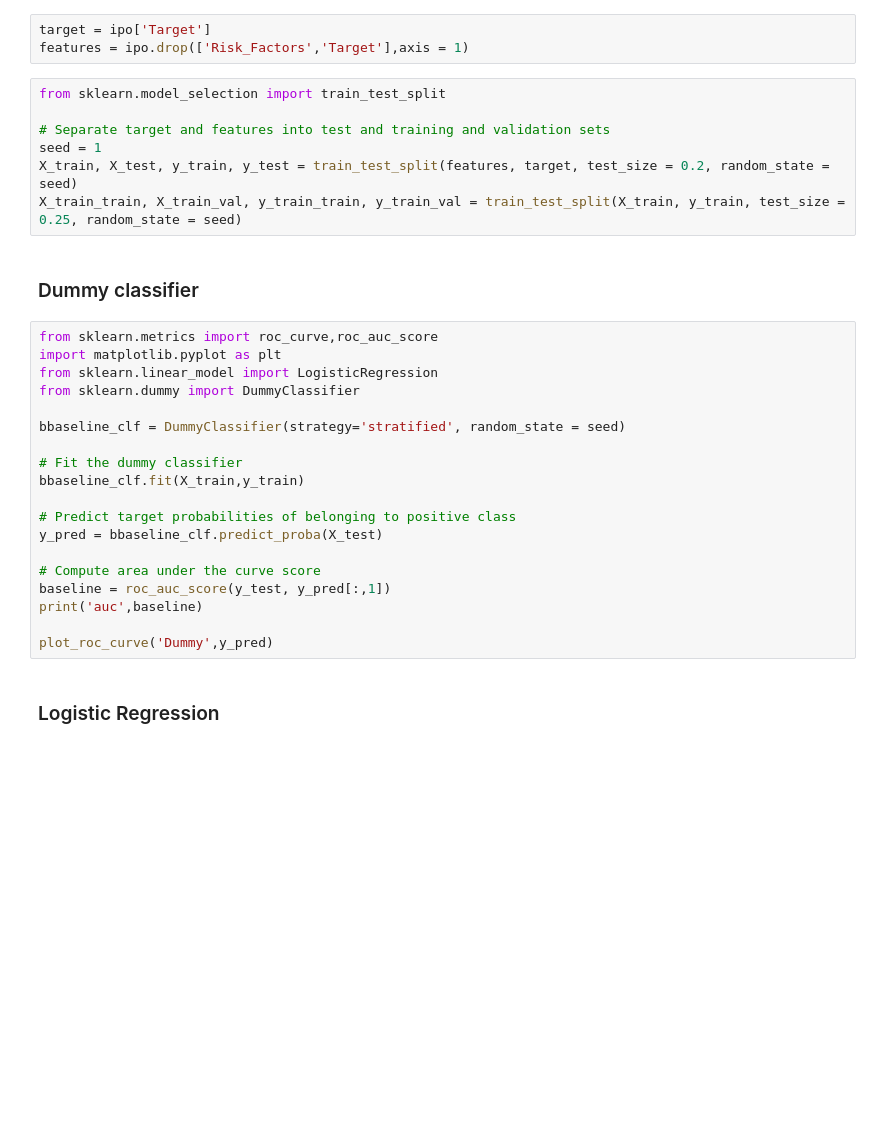
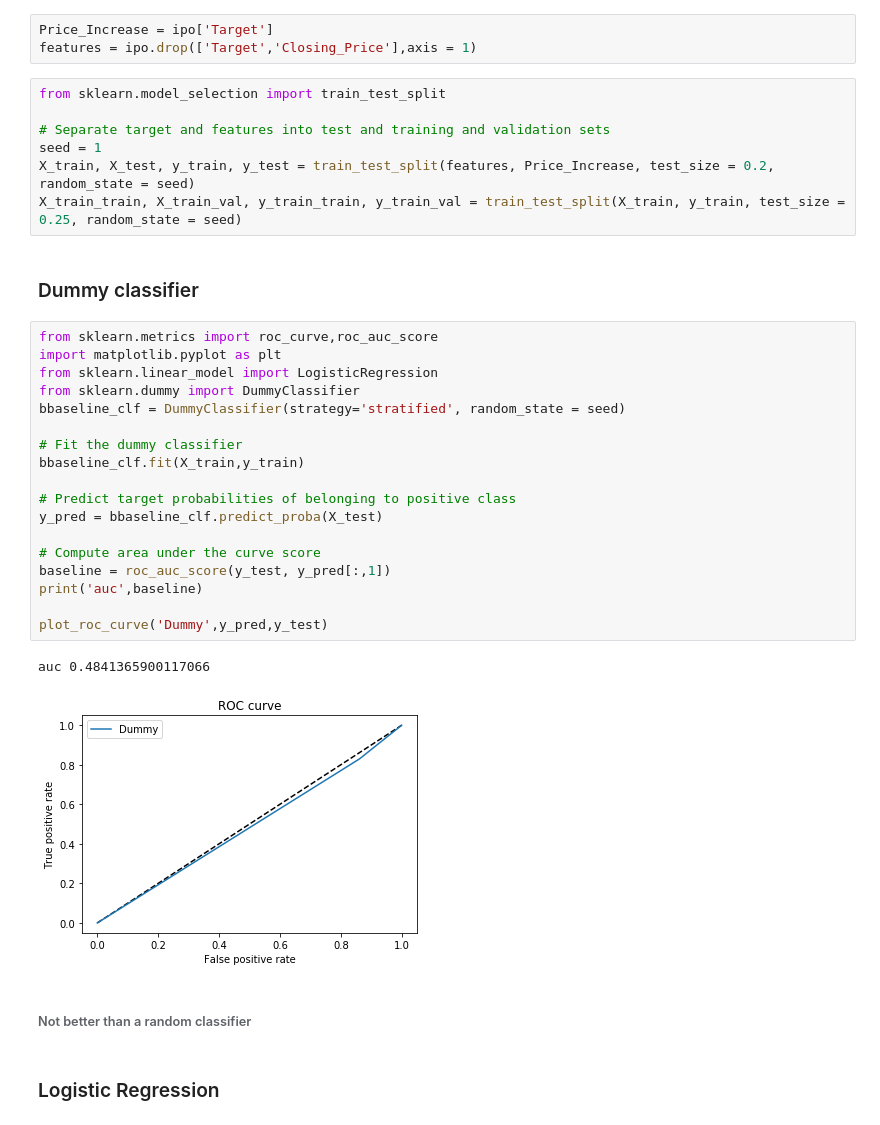
Before and after one commit to mariembelhajali/-Ipo-prediction-, a Jupyter notebook: project_description-2018.ipynb, the cells around one changed output. Cells and saved outputs as stored; diff of their text form; blank space fills up the shorter version.

```diff
--- a/project_description-2018.ipynb
+++ b/project_description-2018.ipynb
@@ -118,34 +115,38 @@ ipo_processing.drop( columns = ['lockup_date','lockup_days','Closing_Price','Off
 # %%
-target = ipo['Target']
-features = ipo.drop(['Risk_Factors','Target'],axis = 1)
+Price_Increase = ipo['Target']
+features = ipo.drop(['Target','Closing_Price'],axis = 1)
 # %%
 from sklearn.model_selection import train_test_split
 
 # Separate target and features into test and training and validation sets
 seed = 1
-X_train, X_test, y_train, y_test = train_test_split(features, target, test_size = 0.2, random_state = seed)
+X_train, X_test, y_train, y_test = train_test_split(features, Price_Increase, test_size = 0.2, random_state = seed)
 X_train_train, X_train_val, y_train_train, y_train_val = train_test_split(X_train, y_train, test_size = 0.25, random_state = seed)
 # %% [markdown]
 ### Dummy classifier
 # %%
 from sklearn.metrics import roc_curve,roc_auc_score
 import matplotlib.pyplot as plt
 from sklearn.linear_model import LogisticRegression
 from sklearn.dummy import DummyClassifier
-
 bbaseline_clf = DummyClassifier(strategy='stratified', random_state = seed)
 
 # Fit the dummy classifier
 bbaseline_clf.fit(X_train,y_train)
 
 # Predict target probabilities of belonging to positive class
 y_pred = bbaseline_clf.predict_proba(X_test)
 
 # Compute area under the curve score
 baseline = roc_auc_score(y_test, y_pred[:,1])
 print('auc',baseline)
 
-plot_roc_curve('Dummy',y_pred)
+plot_roc_curve('Dummy',y_pred,y_test)
+# %% [output]
+auc 0.4841365900117066
+[figure, added]
+# %% [markdown]
+###### Not better than a random classifier
 # %% [markdown]
 ### Logistic Regression
 # %%
```
Also changed, not shown: parts of 9 cells of this notebook, 1 other file.
